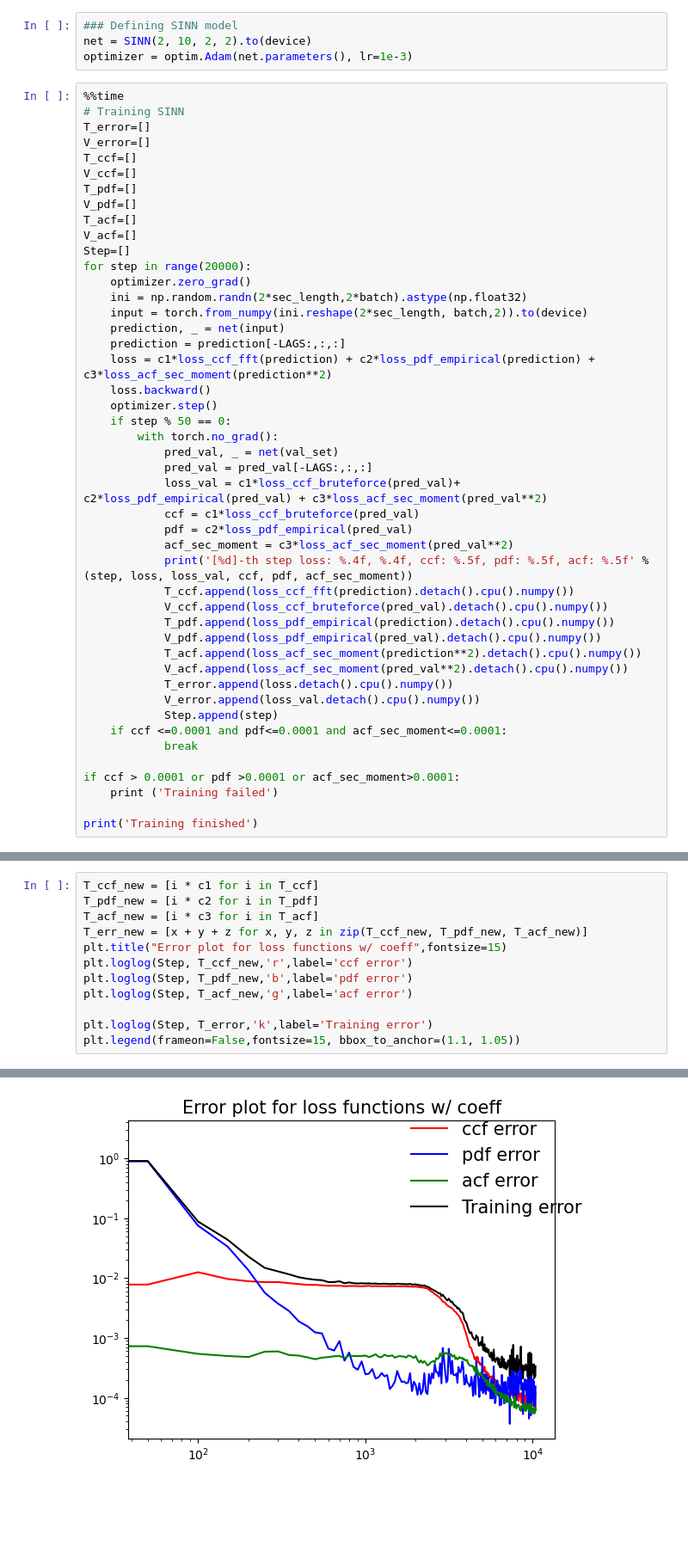
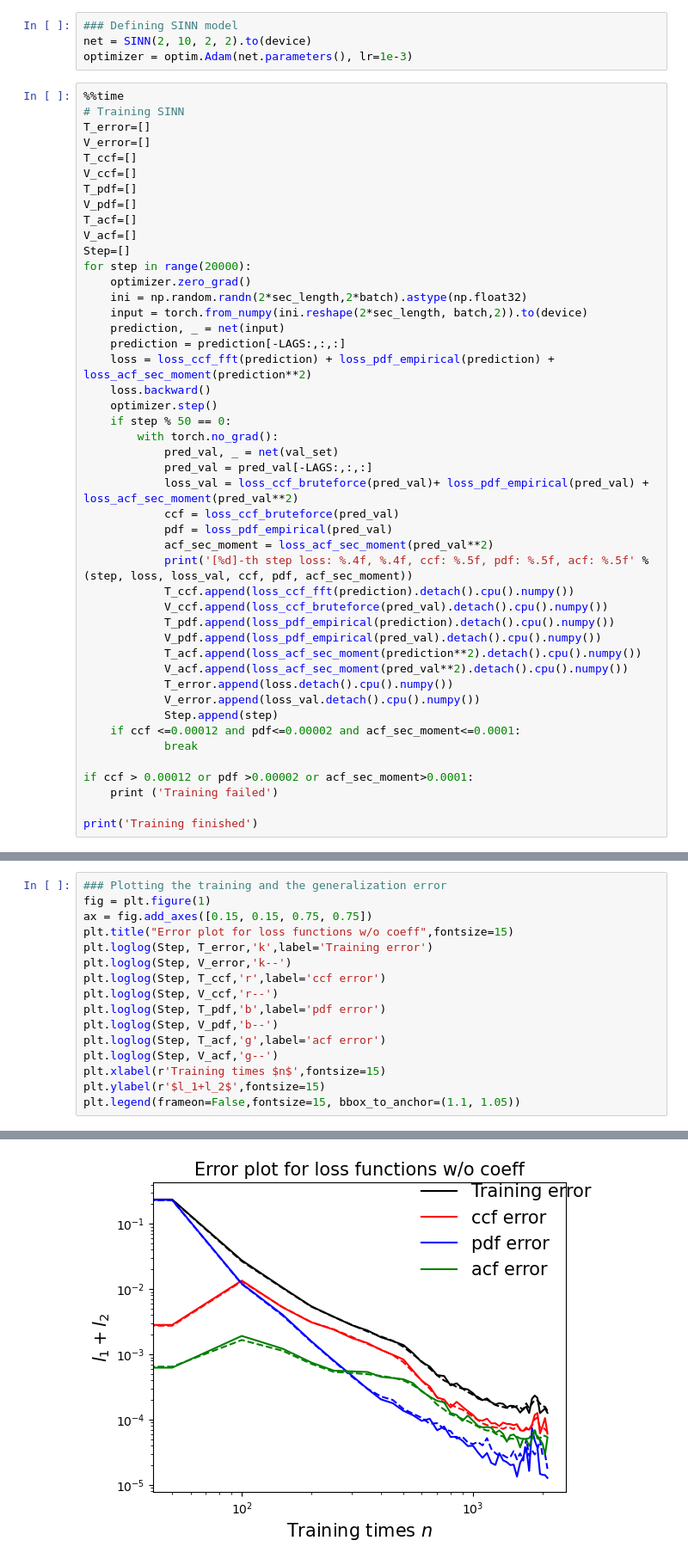
Before and after one commit to Zihan-Xu527/Multidimensional-SINN, a Jupyter notebook: FPU_SINN-test-parameter1-uncorr.ipynb, the cells around one changed output, grey strips where cells are left out. Shown at 86% size. Drawn from its saved outputs; the diff is of its cells as text; blank space fills up the shorter version.

```diff
--- a/FPU_SINN-test-parameter1-uncorr.ipynb
+++ b/FPU_SINN-test-parameter1-uncorr.ipynb
@@ -656,17 +617,17 @@ for step in range(20000):
     input = torch.from_numpy(ini.reshape(2*sec_length, batch,2)).to(device)
     prediction, _ = net(input)
     prediction = prediction[-LAGS:,:,:]
-    loss = c1*loss_ccf_fft(prediction) + c2*loss_pdf_empirical(prediction) + c3*loss_acf_sec_moment(prediction**2)
+    loss = loss_ccf_fft(prediction) + loss_pdf_empirical(prediction) + loss_acf_sec_moment(prediction**2)
     loss.backward()
     optimizer.step()
     if step % 50 == 0:
         with torch.no_grad():
             pred_val, _ = net(val_set)
             pred_val = pred_val[-LAGS:,:,:]
-            loss_val = c1*loss_ccf_bruteforce(pred_val)+ c2*loss_pdf_empirical(pred_val) + c3*loss_acf_sec_moment(pred_val**2)
-            ccf = c1*loss_ccf_bruteforce(pred_val)
-            pdf = c2*loss_pdf_empirical(pred_val)
-            acf_sec_moment = c3*loss_acf_sec_moment(pred_val**2)
+            loss_val = loss_ccf_bruteforce(pred_val)+ loss_pdf_empirical(pred_val) + loss_acf_sec_moment(pred_val**2)
+            ccf = loss_ccf_bruteforce(pred_val)
+            pdf = loss_pdf_empirical(pred_val)
+            acf_sec_moment = loss_acf_sec_moment(pred_val**2)
             print('[%d]-th step loss: %.4f, %.4f, ccf: %.5f, pdf: %.5f, acf: %.5f' % (step, loss, loss_val, ccf, pdf, acf_sec_moment))
             T_ccf.append(loss_ccf_fft(prediction).detach().cpu().numpy())
             V_ccf.append(loss_ccf_bruteforce(pred_val).detach().cpu().numpy())
@@ -677,10 +638,10 @@ for step in range(20000):
             T_error.append(loss.detach().cpu().numpy())
             V_error.append(loss_val.detach().cpu().numpy())
             Step.append(step)
-    if ccf <=0.0001 and pdf<=0.0001 and acf_sec_moment<=0.0001:
+    if ccf <=0.00012 and pdf<=0.00002 and acf_sec_moment<=0.0001:
             break
 
-if ccf > 0.0001 or pdf >0.0001 or acf_sec_moment>0.0001:
+if ccf > 0.00012 or pdf >0.00002 or acf_sec_moment>0.0001:
     print ('Training failed')
 
 print('Training finished')
@@ -718,18 +679,22 @@ plt.legend(frameon=False,fontsize=15)
 # %%
-T_ccf_new = [i * c1 for i in T_ccf]
-T_pdf_new = [i * c2 for i in T_pdf]
-T_acf_new = [i * c3 for i in T_acf]
-T_err_new = [x + y + z for x, y, z in zip(T_ccf_new, T_pdf_new, T_acf_new)]
-plt.title("Error plot for loss functions w/ coeff",fontsize=15)
-plt.loglog(Step, T_ccf_new,'r',label='ccf error')
-plt.loglog(Step, T_pdf_new,'b',label='pdf error')
-plt.loglog(Step, T_acf_new,'g',label='acf error')
-
+### Plotting the training and the generalization error
+fig = plt.figure(1)
+ax = fig.add_axes([0.15, 0.15, 0.75, 0.75])
+plt.title("Error plot for loss functions w/o coeff",fontsize=15)
 plt.loglog(Step, T_error,'k',label='Training error')
+plt.loglog(Step, V_error,'k--')
+plt.loglog(Step, T_ccf,'r',label='ccf error')
+plt.loglog(Step, V_ccf,'r--')
+plt.loglog(Step, T_pdf,'b',label='pdf error')
+plt.loglog(Step, V_pdf,'b--')
+plt.loglog(Step, T_acf,'g',label='acf error')
+plt.loglog(Step, V_acf,'g--')
+plt.xlabel(r'Training times $n$',fontsize=15)
+plt.ylabel(r'$l_1+l_2$',fontsize=15)
 plt.legend(frameon=False,fontsize=15, bbox_to_anchor=(1.1, 1.05))
 # %% [output]
 <matplotlib.legend.Legend at 0x...>
-[figure, old version]
+[figure, new version]
 # %%
 test1(Traj, T, net)
 # %% [output]
```
Also changed, not shown: parts of 21 cells of this notebook, 29 other files.
